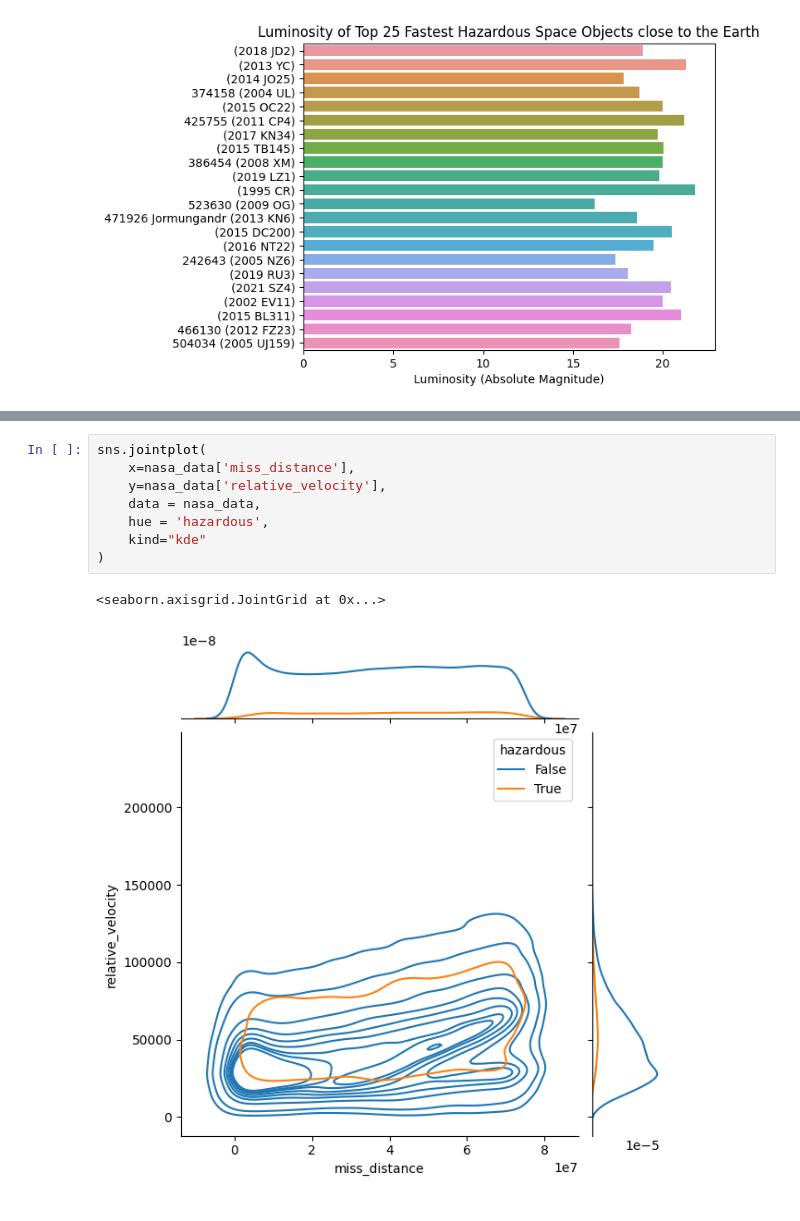
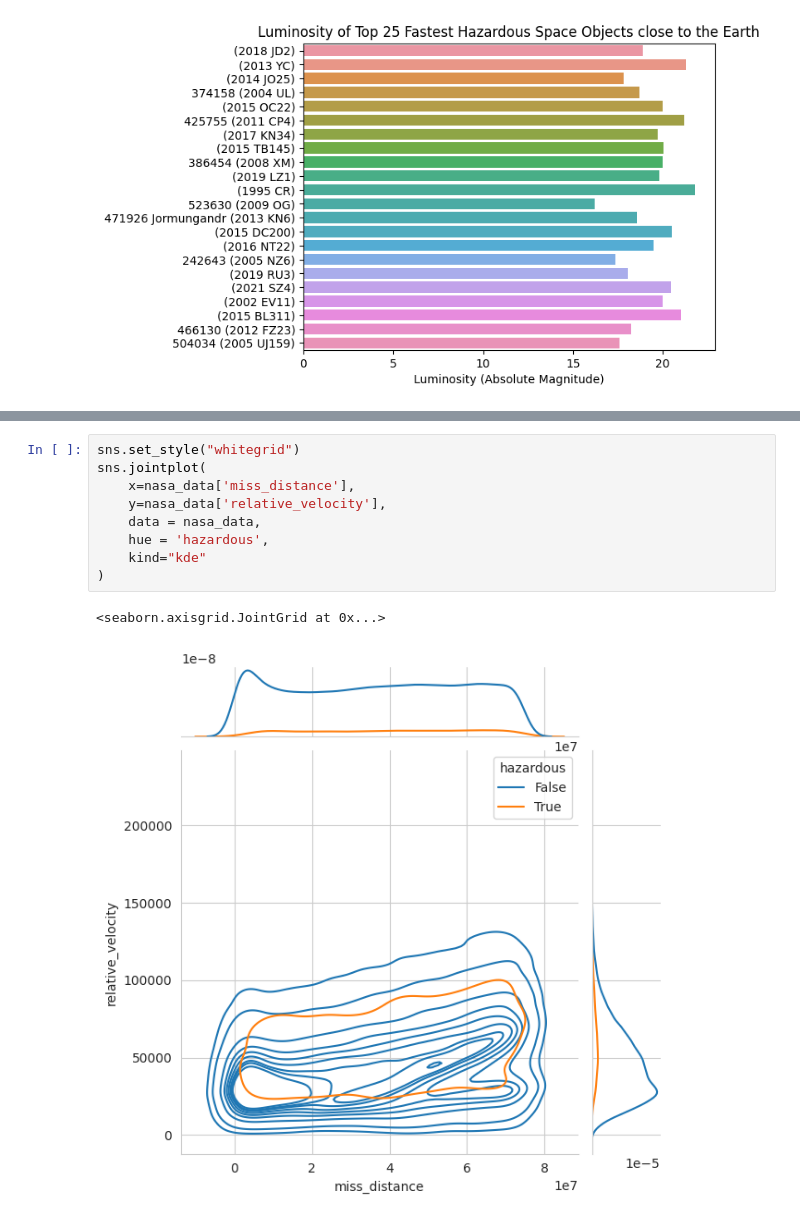
Before and after one commit to c43-sar/Kaggle-NASA-DataViz, a Jupyter notebook: nearest-earth-objects-dataviz.ipynb, the cells around one changed output, grey strips where cells are left out. Cells and saved outputs as stored; diff of their text form.

```diff
--- a/nearest-earth-objects-dataviz.ipynb
+++ b/nearest-earth-objects-dataviz.ipynb
@@ -180,14 +168,15 @@ sns.lmplot(x='relative_velocity', y='miss_distance', hue="hazardous", data = nas
 # %%
+sns.set_style("whitegrid")
 sns.jointplot(
     x=nasa_data['miss_distance'],
     y=nasa_data['relative_velocity'],
     data = nasa_data,
     hue = 'hazardous',
     kind="kde"
 )
 # %% [output]
 <seaborn.axisgrid.JointGrid at 0x...>
-[figure, old version]
+[figure, new version]
 # %%
 sns.histplot(data = nasa_data, x = 'absolute_magnitude', hue='hazardous')
 # %% [output]
```
Also changed, not shown: parts of 4 cells of this notebook.
